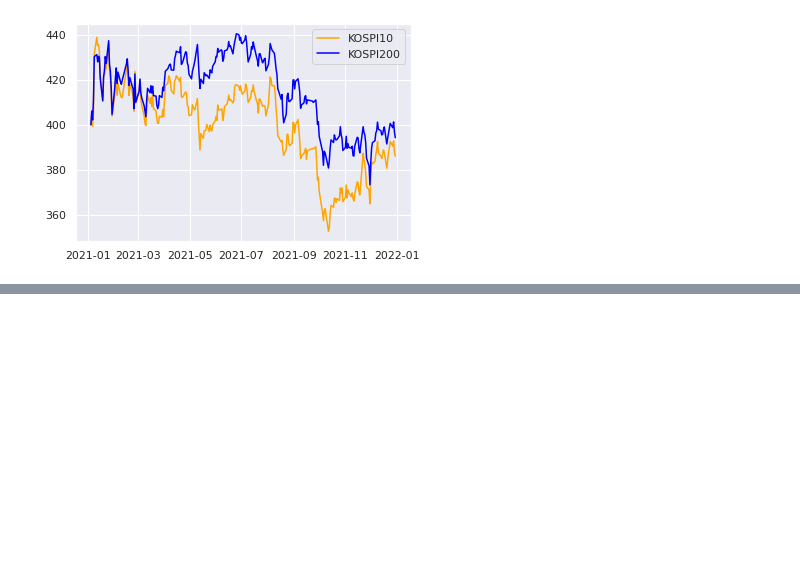
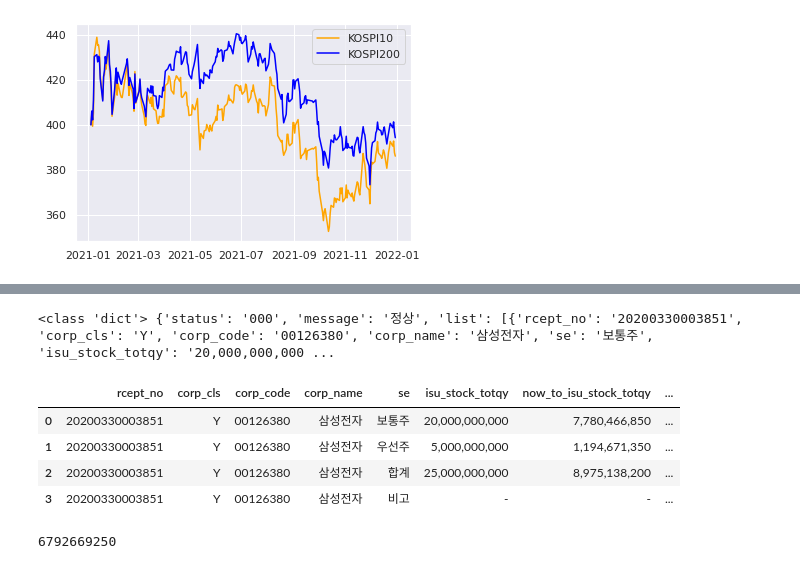
Before and after one commit to choisangh/STUDY, a Jupyter notebook: finance/금융_공학_9일차.ipynb, the cells around one changed output, grey strips where cells are left out. Cells and saved outputs as stored; diff of their text form; code cells hidden in the pictures; blank space fills up the shorter version.

```diff
--- a/finance/금융_공학_9일차.ipynb
+++ b/finance/금융_공학_9일차.ipynb
@@ -315,0 +325,32 @@ plt.grid(True)
+# %%
+import requests
+import json
+import OpenDartReader
+try:
+    from pandas import json_normalize
+except ImportError:
+    from pandas.io.json import json_normalize
+
+API_KEY = "API키"
+
+res = requests.get(f"https://opendart.fss.or.kr/api/stockTotqySttus.json?crtfc_key={API_KEY}&corp_code=00126380&bsns_year=2019&reprt_code=11011")
+res = json.loads(res.text)
+print(type(res), res)
+
+res_df = pd.json_normalize(res, 'list') #Json DF화
+res_df.head()
+# %% [output]
+<class 'dict'> {'status': '000', 'message': '정상', 'list': [{'rcept_no': '20200330003851', 'corp_cls': 'Y', 'corp_code': '00126380', 'corp_name': '삼성전자', 'se': '보통주', 'isu_stock_totqy': '20,000,000,000 ...
+|  | rcept_no | corp_cls | corp_code | corp_name | se | isu_stock_totqy | now_to_isu_stock_totqy | ... |
+| 0 | 20200330003851 | Y | 00126380 | 삼성전자 | 보통주 | 20,000,000,000 | 7,780,466,850 | ... |
+| 1 | 20200330003851 | Y | 00126380 | 삼성전자 | 우선주 | 5,000,000,000 | 1,194,671,350 | ... |
+| 2 | 20200330003851 | Y | 00126380 | 삼성전자 | 합계 | 25,000,000,000 | 8,975,138,200 | ... |
+| 3 | 20200330003851 | Y | 00126380 | 삼성전자 | 비고 | - | - | ... |
+# %%
+# istc_totqy     발행주식의 총수
+# tesstk_co      자기주식수
+# distb_stock_co 유통주식수
+total_amount = res_df.head().iloc[2]['distb_stock_co'].replace(",","") # 문자열의 , 를 제거한다.
+print(total_amount)
+# %% [output]
+6792669250
```
Also changed, not shown: parts of 7 cells of this notebook.
